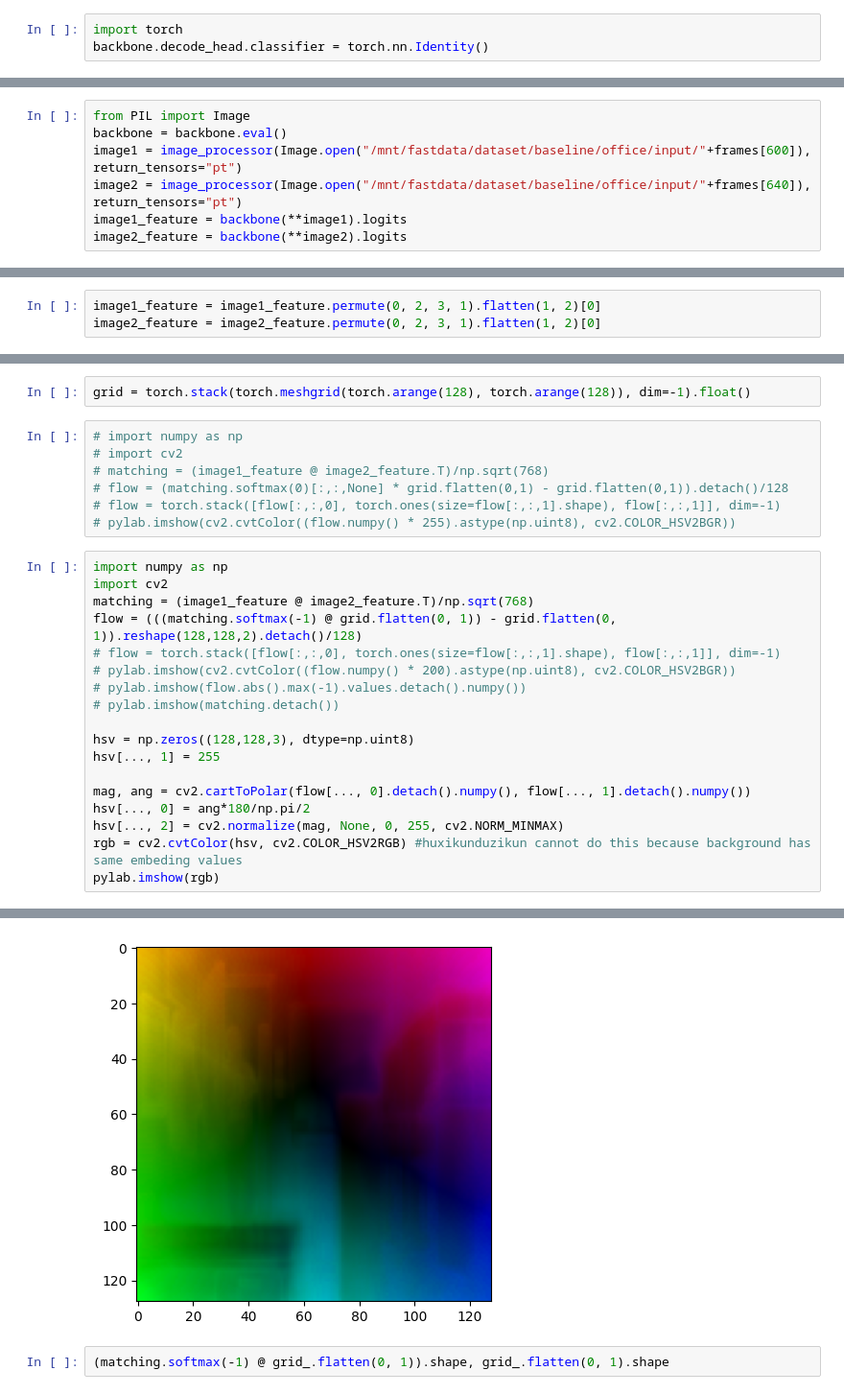
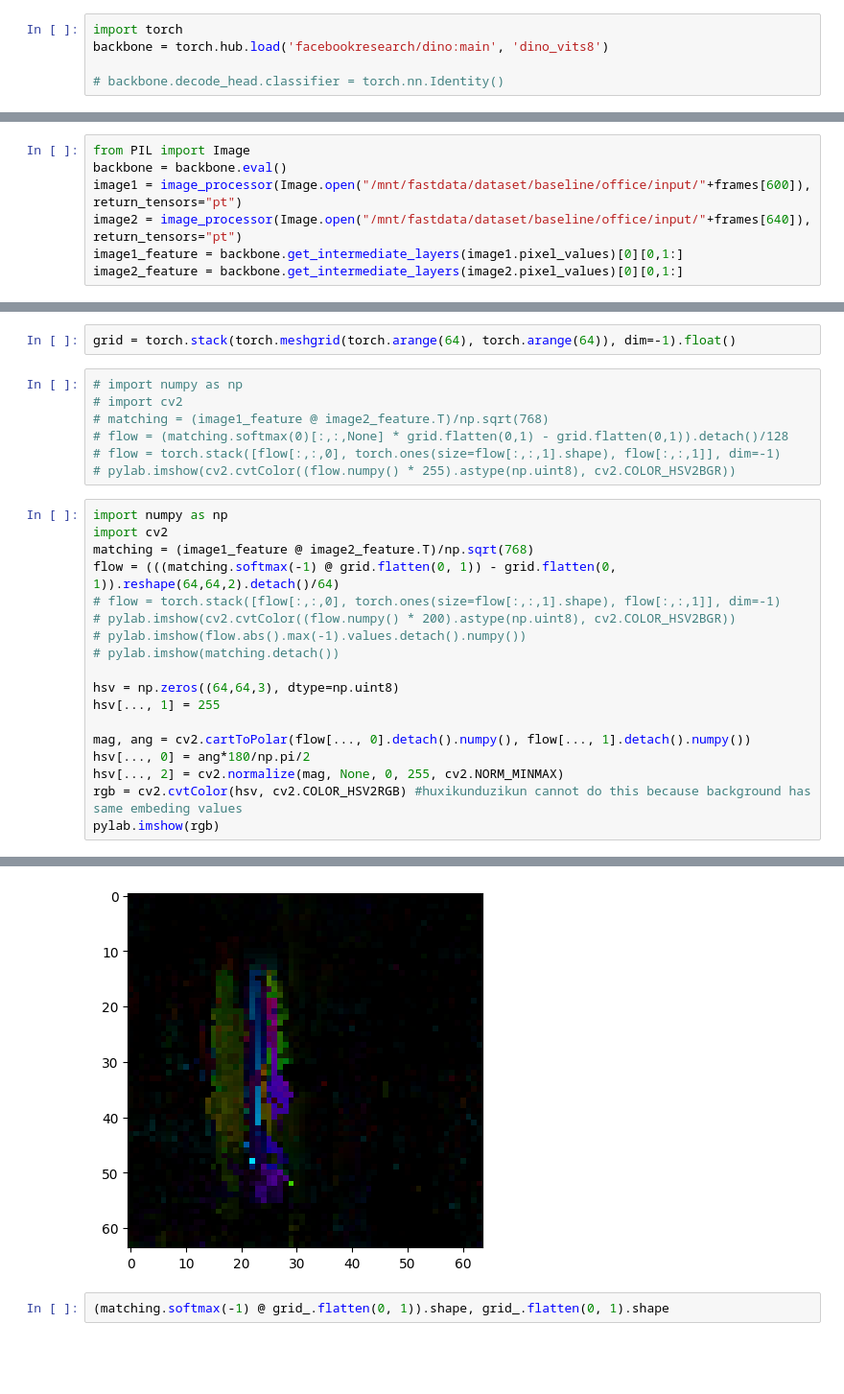
Before and after one commit to weathon/remeow, a Jupyter notebook: flow.ipynb, the cells around one changed output, grey strips where cells are left out. Shown at 96% size. Saved outputs shown, nothing was run; the diff lists cells and outputs as text; blank space fills up the shorter version.

Commit message:
matching 0 shot works

```diff
--- a/flow.ipynb
+++ b/flow.ipynb
@@ -8,6 +4,8 @@ You should probably TRAIN this model on a down-stream task to be able to use it
 # %%
 import torch
-backbone.decode_head.classifier = torch.nn.Identity()
+backbone = torch.hub.load('facebookresearch/dino:main', 'dino_vits8')
+
+# backbone.decode_head.classifier = torch.nn.Identity()
 # %%
 import os
 import pylab
@@ -25,6 +23,6 @@ from PIL import Image
 backbone = backbone.eval()
 image1 = image_processor(Image.open("/mnt/fastdata/dataset/baseline/office/input/"+frames[600]), return_tensors="pt")
 image2 = image_processor(Image.open("/mnt/fastdata/dataset/baseline/office/input/"+frames[640]), return_tensors="pt")
-image1_feature = backbone(**image1).logits
-image2_feature = backbone(**image2).logits
+image1_feature = backbone.get_intermediate_layers(image1.pixel_values)[0][0,1:]
+image2_feature = backbone.get_intermediate_layers(image2.pixel_values)[0][0,1:]
 # %%
@@ -38,3 +32,0 @@ pylab.imshow(image2_feature.argmax(1)[0].detach()==12)
-# %%
-image1_feature = image1_feature.permute(0, 2, 3, 1).flatten(1, 2)[0]
-image2_feature = image2_feature.permute(0, 2, 3, 1).flatten(1, 2)[0]
@@ -41,5 +37,5 @@ image2_feature = image2_feature.permute(0, 2, 3, 1).flatten(1, 2)[0]
 # %%
-grid = torch.stack(torch.meshgrid(torch.arange(128), torch.arange(128)), dim=-1).float()
+grid = torch.stack(torch.meshgrid(torch.arange(64), torch.arange(64)), dim=-1).float()
 # %%
 # import numpy as np
 # import cv2
@@ -50,24 +46,24 @@ grid = torch.stack(torch.meshgrid(torch.arange(128), torch.arange(128)), dim=-1)
 # %%
 import numpy as np
 import cv2
 matching = (image1_feature @ image2_feature.T)/np.sqrt(768)
-flow = (((matching.softmax(-1) @ grid.flatten(0, 1)) - grid.flatten(0, 1)).reshape(128,128,2).detach()/128)
+flow = (((matching.softmax(-1) @ grid.flatten(0, 1)) - grid.flatten(0, 1)).reshape(64,64,2).detach()/64)
 # flow = torch.stack([flow[:,:,0], torch.ones(size=flow[:,:,1].shape), flow[:,:,1]], dim=-1)
 # pylab.imshow(cv2.cvtColor((flow.numpy() * 200).astype(np.uint8), cv2.COLOR_HSV2BGR))
 # pylab.imshow(flow.abs().max(-1).values.detach().numpy())
 # pylab.imshow(matching.detach())
 
-hsv = np.zeros((128,128,3), dtype=np.uint8)
+hsv = np.zeros((64,64,3), dtype=np.uint8)
 hsv[..., 1] = 255
 
 mag, ang = cv2.cartToPolar(flow[..., 0].detach().numpy(), flow[..., 1].detach().numpy())
 hsv[..., 0] = ang*180/np.pi/2
 hsv[..., 2] = cv2.normalize(mag, None, 0, 255, cv2.NORM_MINMAX)
 rgb = cv2.cvtColor(hsv, cv2.COLOR_HSV2RGB) #huxikunduzikun cannot do this because background has same embeding values
 pylab.imshow(rgb)
 # %% [output]
 <matplotlib.image.AxesImage at 0x...>
-[figure, old version]
+[figure, new version]
 # %%
 (matching.softmax(-1) @ grid_.flatten(0, 1)).shape, grid_.flatten(0, 1).shape
 # %% [output]
```
Also changed, not shown: parts of 3 cells of this notebook.
